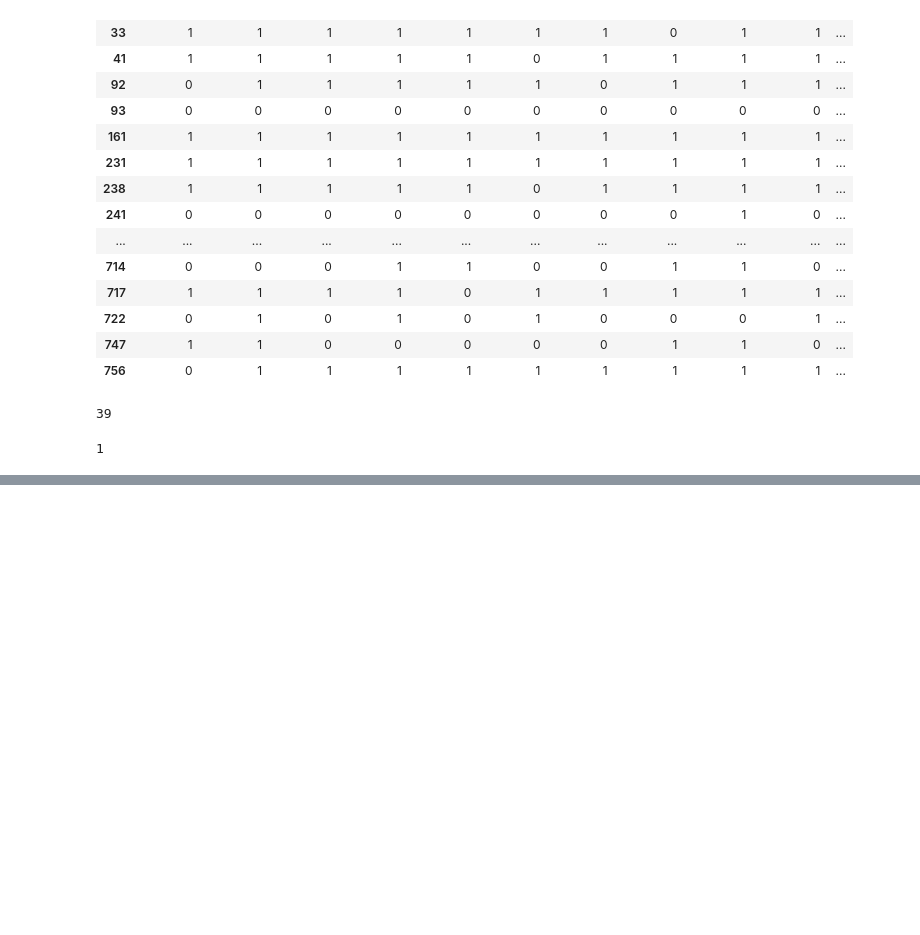
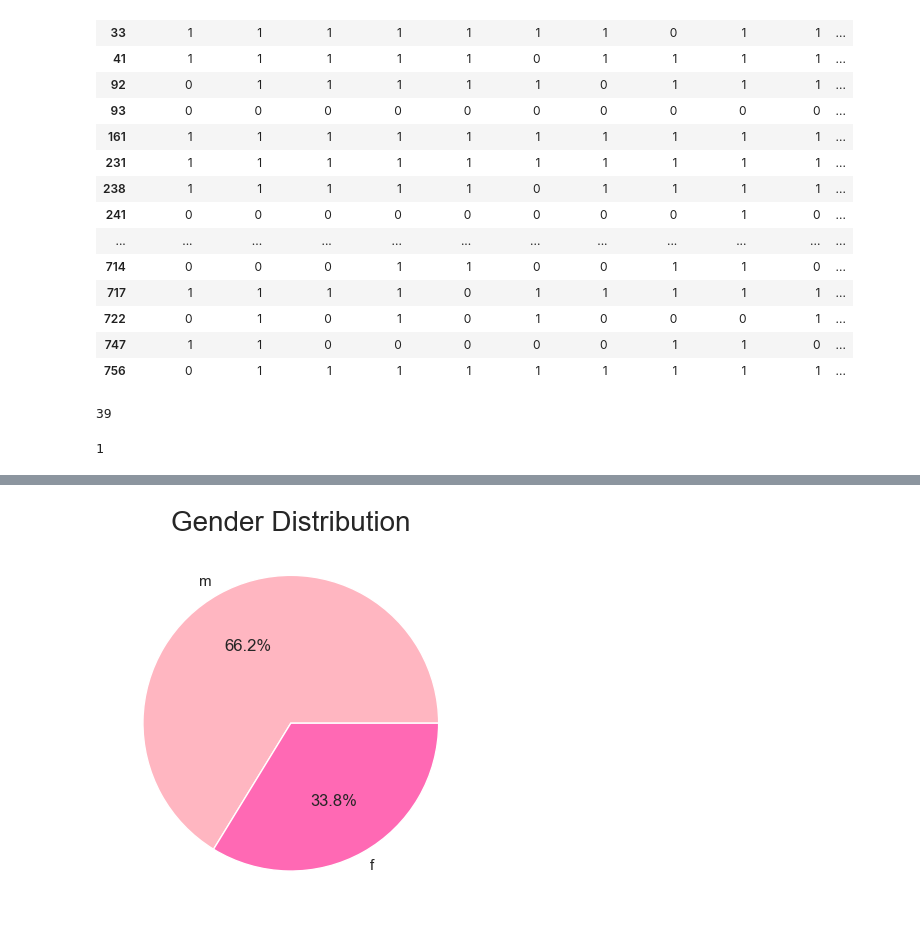
Before and after one commit to NANDINISHARMA30/AutiSm-Prediction, a Jupyter notebook: Autism_Prediction.ipynb, the cells around one changed output, grey strips where cells are left out. Saved outputs shown, nothing was run; the diff lists cells and outputs as text; code cells hidden in the pictures; blank space fills up the shorter version.

```diff
--- a/Autism_Prediction.ipynb
+++ b/Autism_Prediction.ipynb
@@ -398,0 +453,2 @@ len(age_outliers)
+# %%
+df["ethnicity"] = df["ethnicity"].replace({"?": "Others", "others": "Others"})
@@ -398,0 +468,7 @@ len(age_outliers)
+# %%
+df["relation"] = df["relation"].replace(
+    {"?": "Others",
+     "Relative": "Others",
+     "Parent": "Others",
+     "Health care professional": "Others"}
+)
@@ -398,0 +479,10 @@ len(age_outliers)
+# %%
+# Calculate the counts of each sex category
+sex_counts = df['gender'].value_counts()
+fig, ax = plt.subplots()
+ax.pie(sex_counts.values, labels=sex_counts.index, autopct='%1.1f%%')
+ax.set_title('Gender Distribution', fontsize=20)
+ax.set_aspect('equal')
+plt.show()
+# %% [output]
+[figure, added]
```
Also changed, not shown: parts of 17 cells of this notebook, 1 other file.
